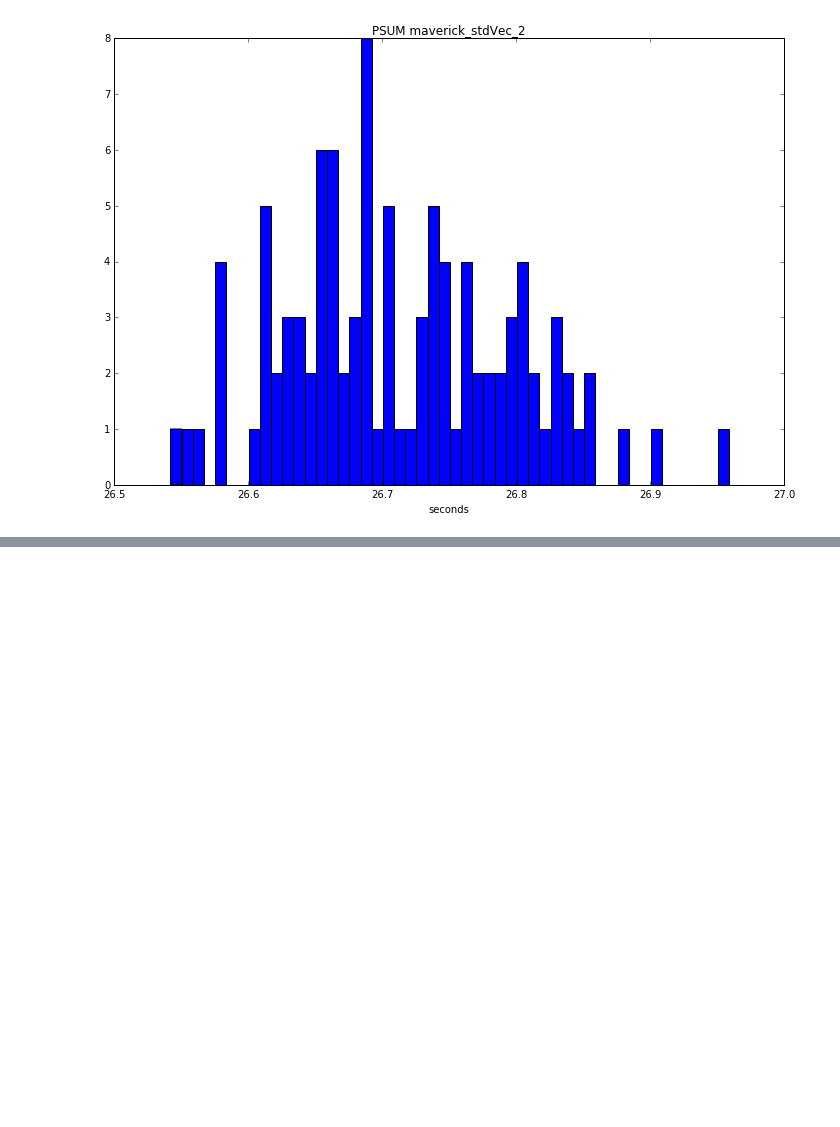
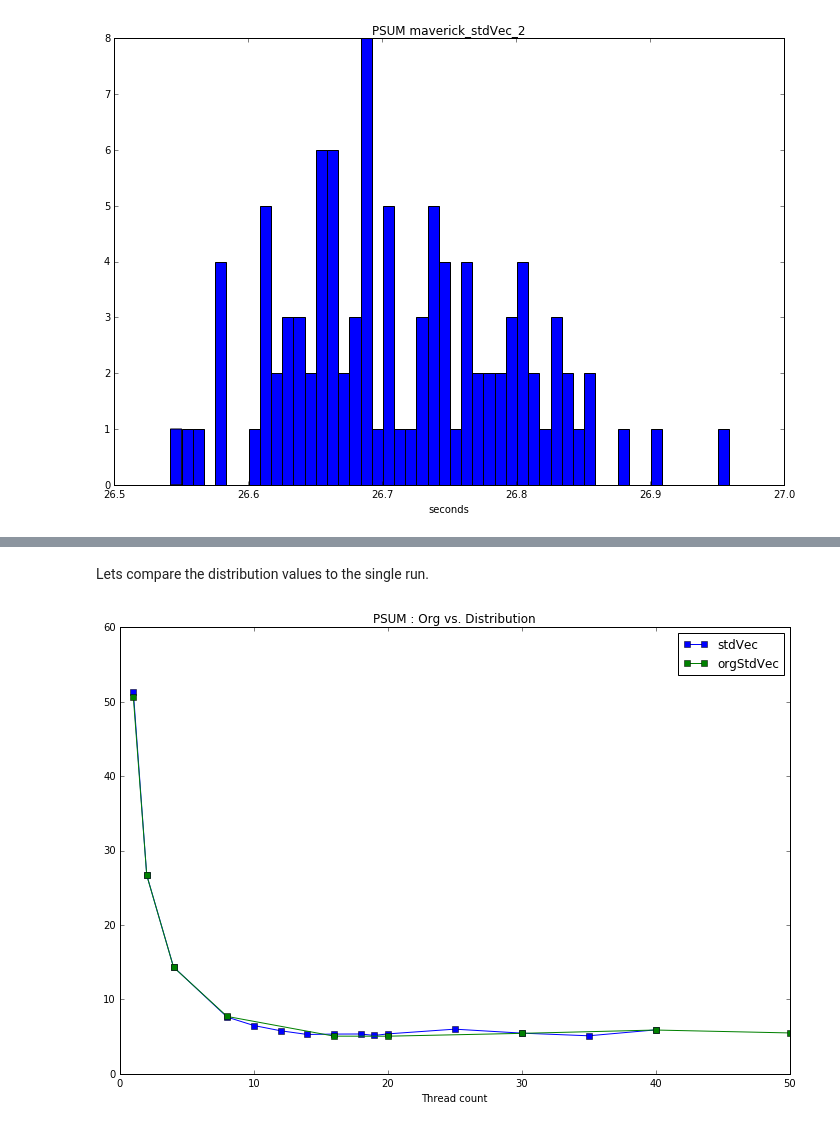
Before and after one commit to ParaToolsInc/benchmarks, a Jupyter notebook: threading/tacc_1/run2_data/histogramPsum.ipynb, the cells around one changed output, grey strips where cells are left out. Drawn from its saved outputs; the diff is of its cells as text; code cells hidden in the pictures; blank space fills up the shorter version.

```diff
--- a/threading/tacc_1/run2_data/histogramPsum.ipynb
+++ b/threading/tacc_1/run2_data/histogramPsum.ipynb
@@ -143,0 +172,15 @@ plt.show()
+# %% [markdown]
+Lets compare the distribution values to the single run.
+# %%
+
+fig = plt.figure(figsize=(12,8))
+ax = fig.add_subplot(111)
+dk='Org vs. Distribution'
+ax.plot([x[1] for x in stdVec],[x[0] for x in stdVec],'s-',label='stdVec')
+ax.plot([x[1] for x in orgStdVec],[x[0] for x in orgStdVec],'s-',label='orgStdVec')
+plt.xlabel('Thread count')
+plt.title('PSUM : '+ dk)
+plt.legend()
+plt.show()
+# %% [output]
+[figure, added]
```
Also changed, not shown: parts of 27 cells of this notebook.
